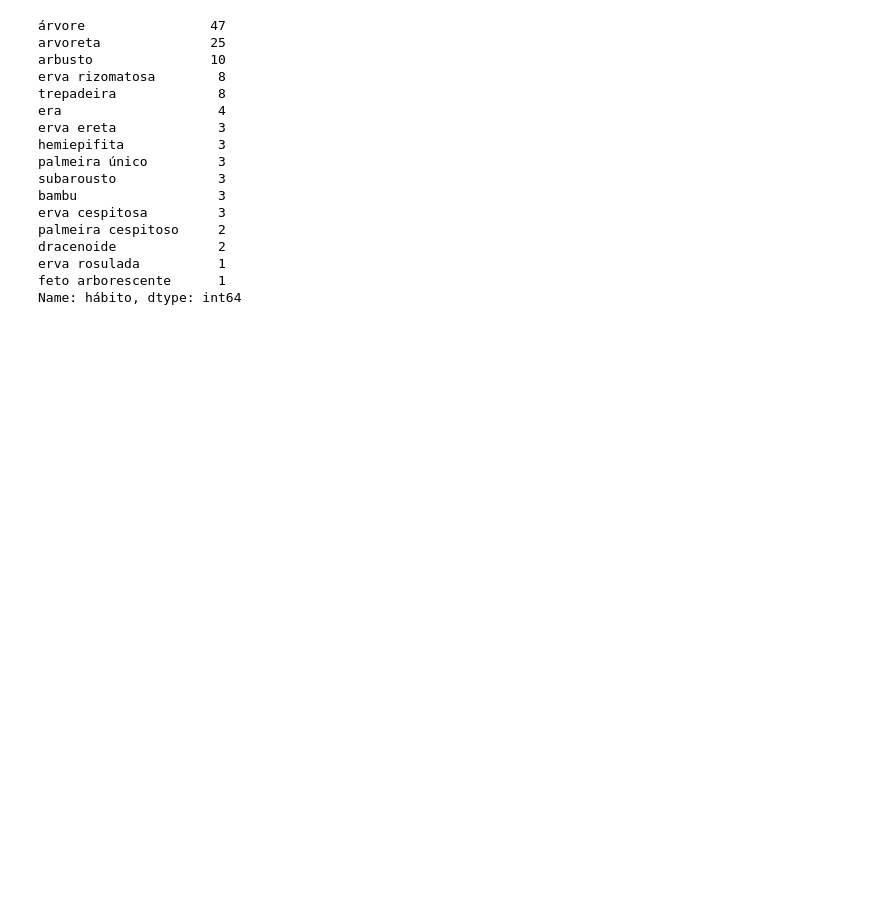
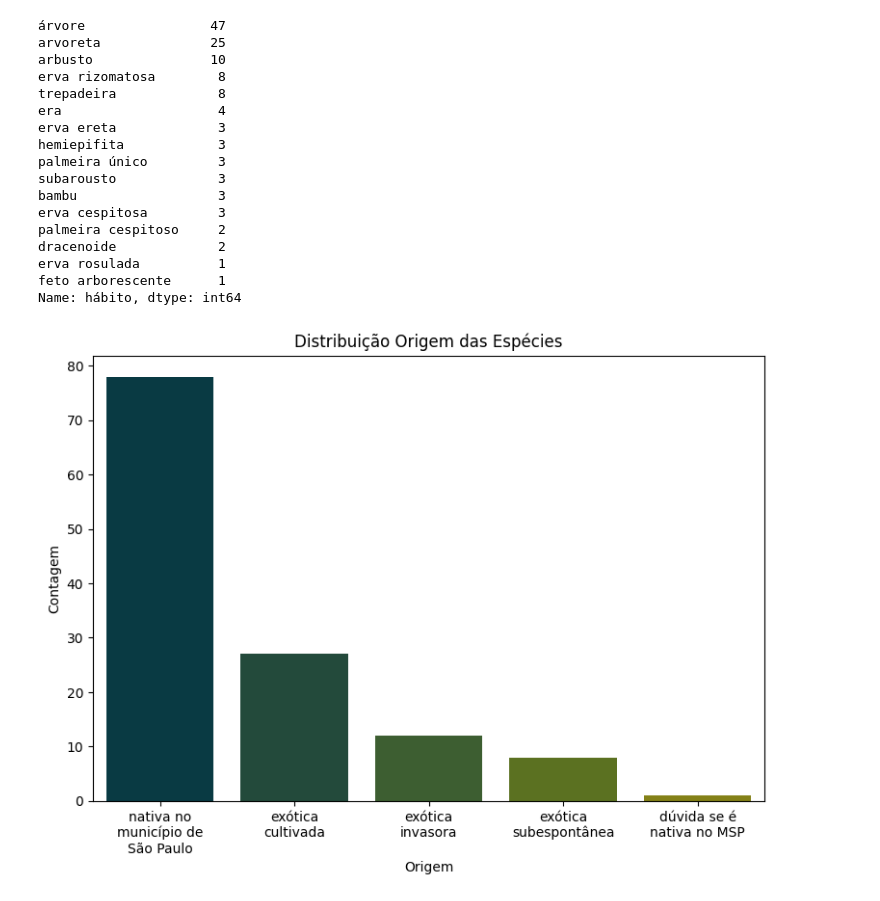
Before and after one commit to Batovs/Parque-Lajeado_Analise-Flora, a Jupyter notebook: Análise_Flora_Parque_Lajeado.ipynb, the cells around one changed output. Cells and saved outputs as stored; diff of their text form; code cells hidden in the pictures; blank space fills up the shorter version.

```diff
--- a/Análise_Flora_Parque_Lajeado.ipynb
+++ b/Análise_Flora_Parque_Lajeado.ipynb
@@ -38,9 +48,22 @@ habito = {
           'suba':'subarousto', 'eros':'erva rosulada', 'era':'erva rastejante'
         }
 
-#Legenda
+#Legenda Fonte de Dados
+fonte_dados = {'V':'Vistoria sem inclusão',
+               'H':'Amostra incluída no Herbário Municipal'}
+
+#Legenda Origem
+origem = {
+          'n': 'nativa no município de São Paulo',
+          'c': 'exótica cultivada',
+          'd': 'dúvida se é nativa no MSP',
+          's': 'exótica subespontânea',
+          'i': 'exótica invasora',
+          }
 # %%
 df = df.replace({'hábito':habito})
+df = df.replace({'fonte de dados':fonte_dados})
+df = df.replace({'origem':origem})
 # %%
 df.count()
 # %% [output]
@@ -96,3 +120,27 @@ dracenoide             2
 erva rosulada          1
 feto arborescente      1
 Name: hábito, dtype: int64
+# %%
+#Gráfico de Barras da Origem
+from palettable.scientific.sequential import Bamako_7 #Paleta de cores
+
+fig, ax = plt.subplots(figsize=(9,6))
+valores = df['origem'].dropna().value_counts().reset_index()
+
+
+# Criar o gráfico de colunas com seaborn
+sns.barplot(data=valores, x='index', y='origem', palette=Bamako_7.mpl_colors)
+
+
+# Adicionar rótulos e título
+plt.xlabel('Origem')
+plt.ylabel('Contagem')
+plt.title('Distribuição Origem das Espécies')
+
+# Quebrar as legendas do eixo X
+wrap_labels(ax, 15)
+
+plt.savefig('Distribuição Origem das Espécies')
+plt.show()
+# %% [output]
+[figure, added]
```
Also changed, not shown: parts of 4 cells of this notebook.
